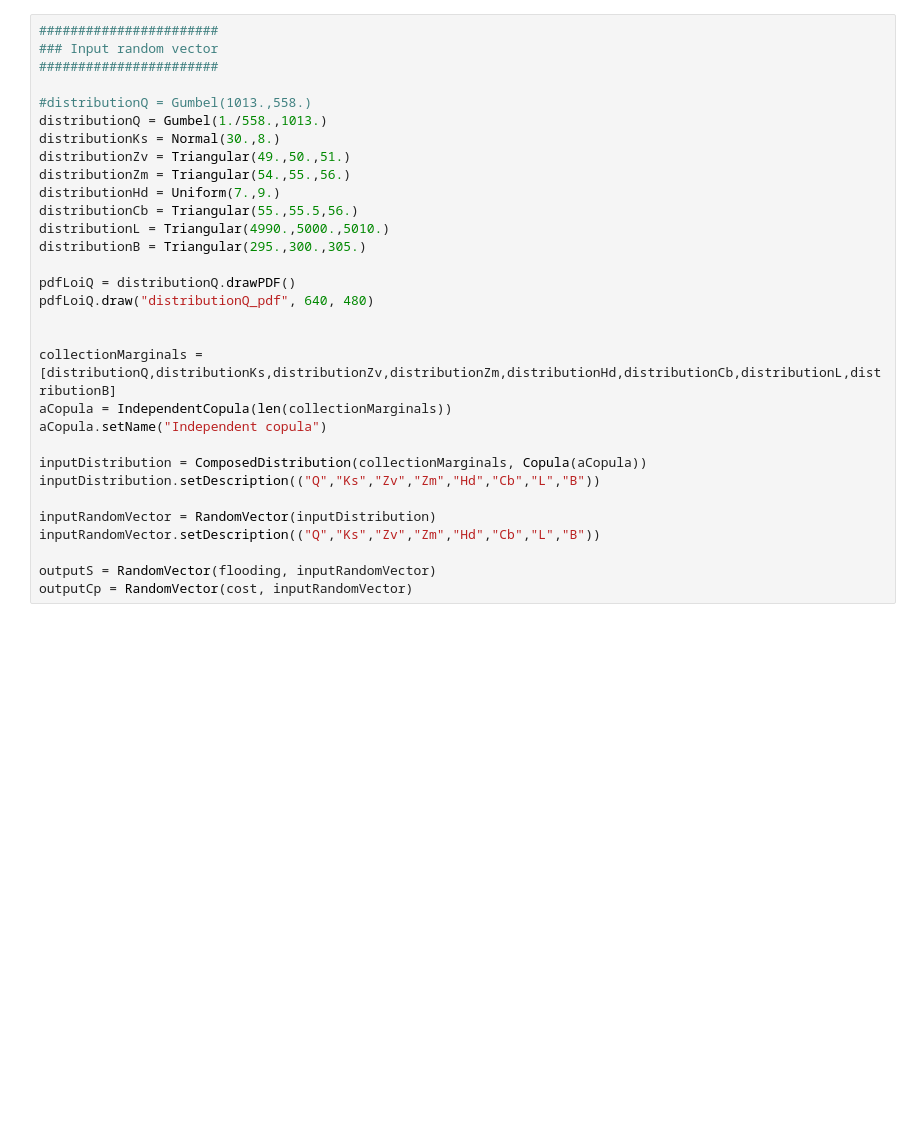
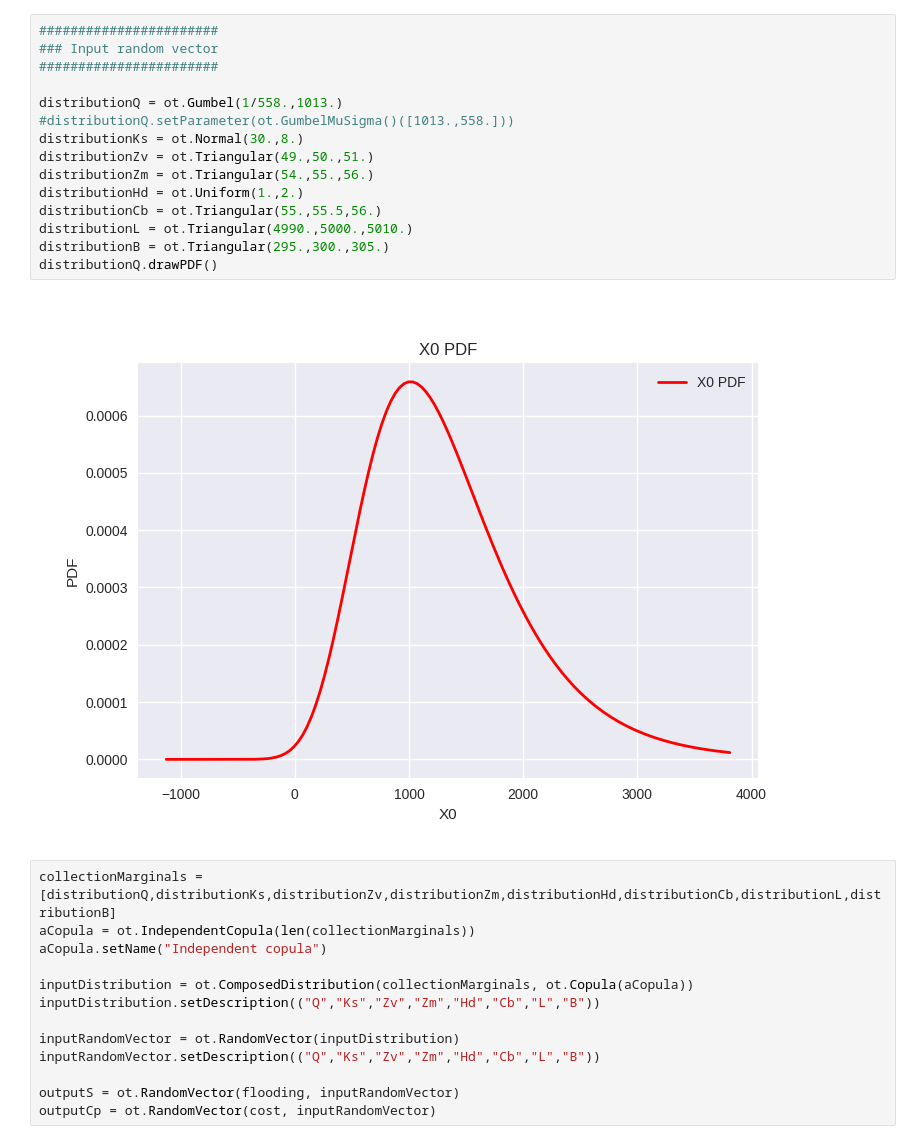
Before and after one commit to fbertran/m2csmi_s1, a Jupyter notebook: Digue.ipynb, the cells around one changed output. Saved outputs shown, nothing was run; the diff lists cells and outputs as text; blank space fills up the shorter version.

```diff
--- a/Digue.ipynb
+++ b/Digue.ipynb
@@ -86,34 +70,33 @@ cost = NumericalMathFunction(modelePYTHON2())
+# %%
+#######################
+### Input random vector
+#######################
+
+distributionQ = ot.Gumbel(1/558.,1013.)
+#distributionQ.setParameter(ot.GumbelMuSigma()([1013.,558.]))
+distributionKs = ot.Normal(30.,8.)
+distributionZv = ot.Triangular(49.,50.,51.)
+distributionZm = ot.Triangular(54.,55.,56.)
+distributionHd = ot.Uniform(1.,2.)
+distributionCb = ot.Triangular(55.,55.5,56.)
+distributionL = ot.Triangular(4990.,5000.,5010.)
+distributionB = ot.Triangular(295.,300.,305.)
+distributionQ.drawPDF()
+# %% [output]
+[figure, added]
 # %%
-#######################
-### Input random vector
-#######################
-
-#distributionQ = Gumbel(1013.,558.)
-distributionQ = Gumbel(1./558.,1013.)
-distributionKs = Normal(30.,8.)
-distributionZv = Triangular(49.,50.,51.)
-distributionZm = Triangular(54.,55.,56.)
-distributionHd = Uniform(7.,9.)
-distributionCb = Triangular(55.,55.5,56.)
-distributionL = Triangular(4990.,5000.,5010.)
-distributionB = Triangular(295.,300.,305.)
-
-pdfLoiQ = distributionQ.drawPDF()
-pdfLoiQ.draw("distributionQ_pdf", 640, 480)
-
-
 collectionMarginals = [distributionQ,distributionKs,distributionZv,distributionZm,distributionHd,distributionCb,distributionL,distributionB]
-aCopula = IndependentCopula(len(collectionMarginals))
+aCopula = ot.IndependentCopula(len(collectionMarginals))
 aCopula.setName("Independent copula")
 
-inputDistribution = ComposedDistribution(collectionMarginals, Copula(aCopula))
+inputDistribution = ot.ComposedDistribution(collectionMarginals, ot.Copula(aCopula))
 inputDistribution.setDescription(("Q","Ks","Zv","Zm","Hd","Cb","L","B"))
 
-inputRandomVector = RandomVector(inputDistribution)
+inputRandomVector = ot.RandomVector(inputDistribution)
 inputRandomVector.setDescription(("Q","Ks","Zv","Zm","Hd","Cb","L","B"))
 
-outputS = RandomVector(flooding, inputRandomVector)
-outputCp = RandomVector(cost, inputRandomVector)
+outputS = ot.RandomVector(flooding, inputRandomVector)
+outputCp = ot.RandomVector(cost, inputRandomVector)
 # %%
 ###############################
 # a) Probabilite de flooding
```
Also changed, not shown: parts of 9 cells of this notebook.
